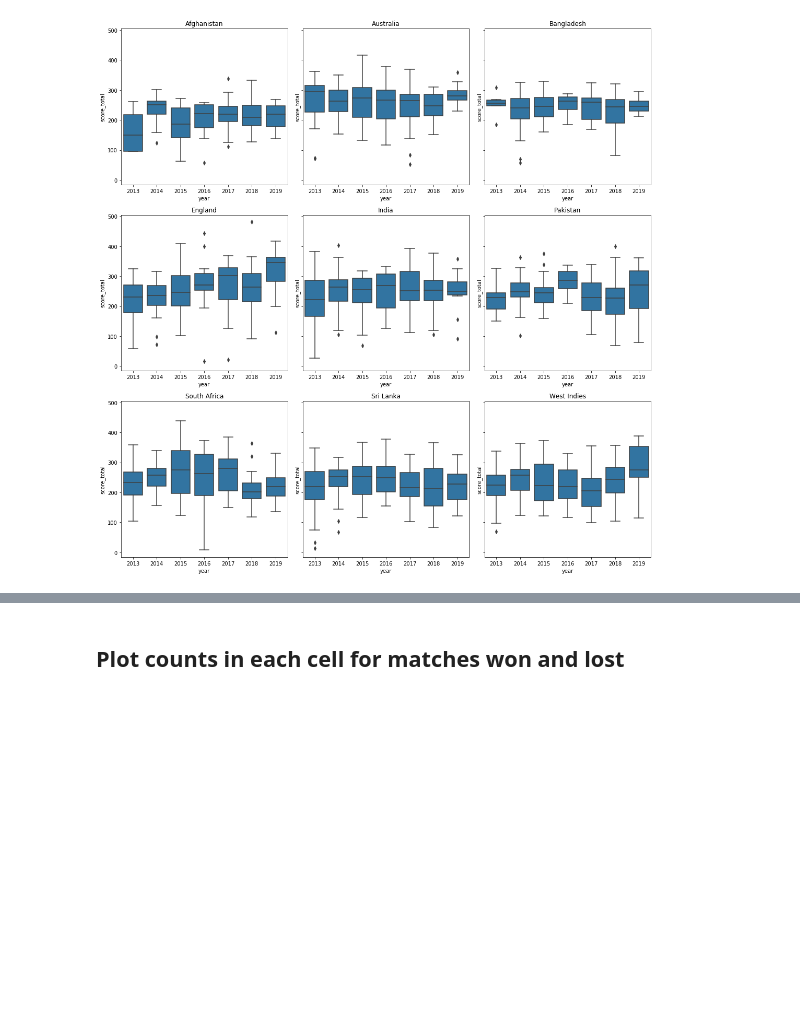
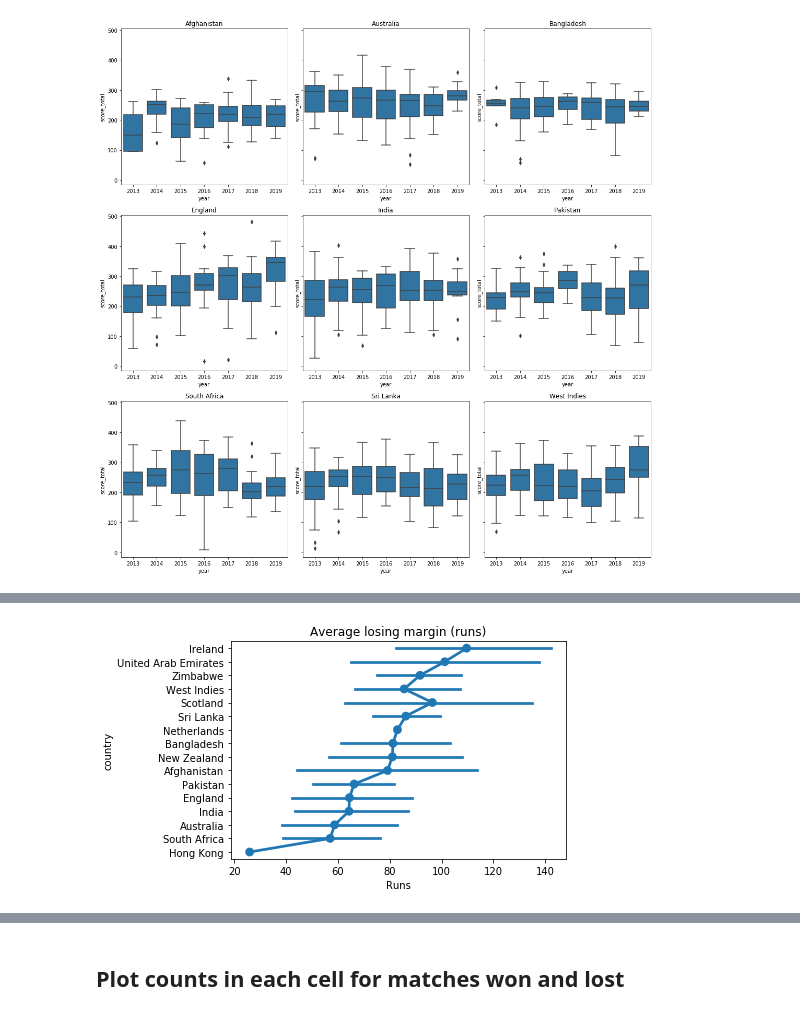
Before and after one commit to matt-fielding8/ODI_Cricket, a Jupyter notebook: notebooks/ODI_Cricket_Explore.ipynb, the cells around one changed output, grey strips where cells are left out. Cells and saved outputs as stored; diff of their text form; code cells hidden in the pictures; blank space fills up the shorter version.

```diff
--- a/notebooks/ODI_Cricket_Explore.ipynb
+++ b/notebooks/ODI_Cricket_Explore.ipynb
@@ -1371,3 +1306,12 @@ sb.pointplot(data=data ,y='country', x='result_margin', order=win_runs.index, ci
+# %%
+lose_runs = df_totals.query('result_method == "runs" and result == "lost"').groupby('country').mean()['result_margin'].sort_values(ascending=False).dropna()
+# pakistan win by most runs
+data=df_multi[(df_multi.result_method=="runs")&(df_multi.result=="lost")]
+sb.pointplot(data=data ,y='country', x='result_margin', order=lose_runs.index, ci=95);
+plt.title("Average losing margin (runs)");
+plt.xlabel("Runs");
+# %% [output]
+[figure, added]
 # %%
 win_wicks = df_totals.query('result_method == "wickets" and result == "won"').groupby('country').mean()['result_margin'].sort_values(ascending=False).dropna()
 data=df_multi[(df_multi.result_method=="wickets")&(df_multi.result=="won")]
```
Also changed, not shown: parts of 50 cells of this notebook, 1 other file.
